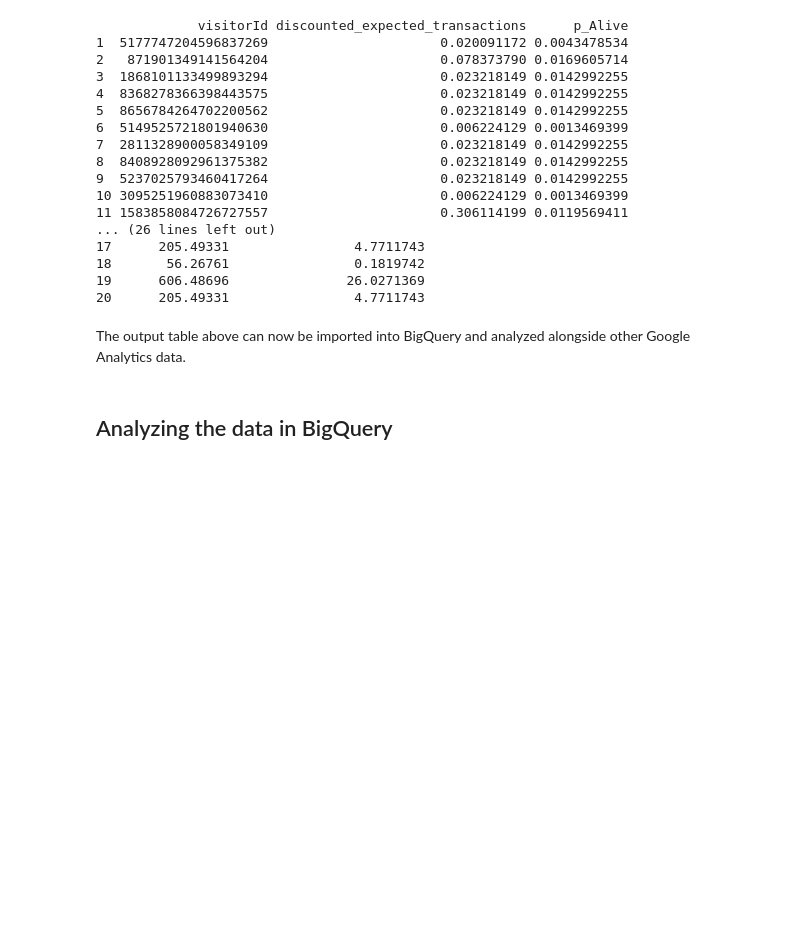
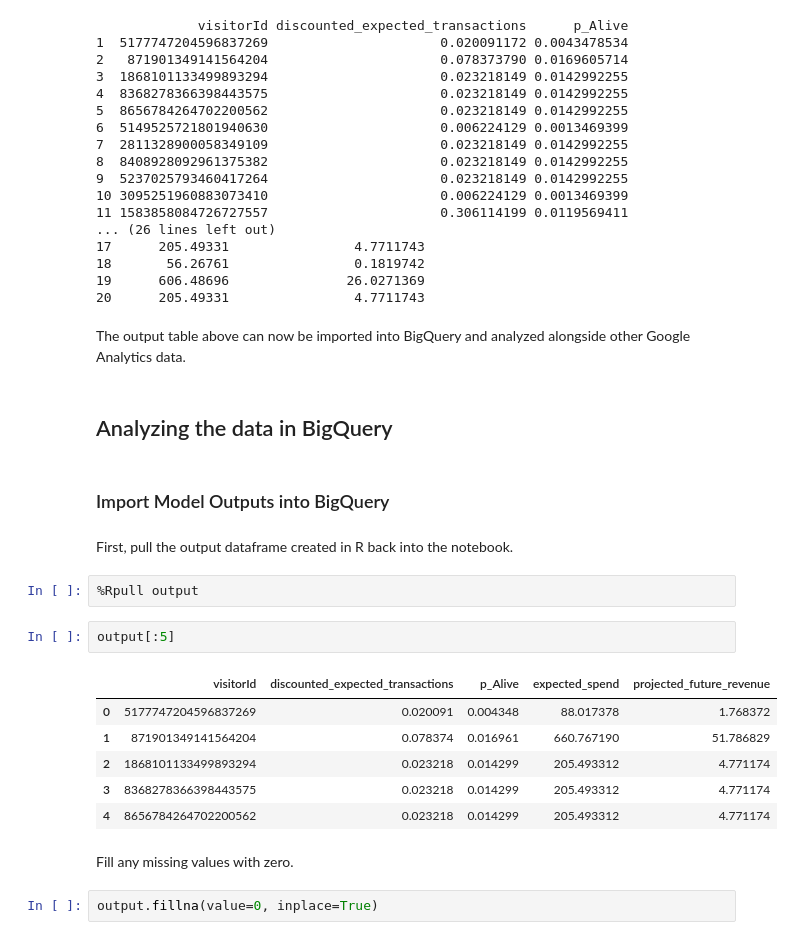
Before and after one commit to grano/clv-bq, a Jupyter notebook: clv-bq.ipynb, the cells around one changed output. Drawn from its saved outputs; the diff is of its cells as text; blank space fills up the shorter version.

```diff
--- a/clv-bq.ipynb
+++ b/clv-bq.ipynb
@@ -480,3 +479,22 @@ output[1:20,]
 The output table above can now be imported into BigQuery and analyzed alongside other Google Analytics data.
 # %% [markdown]
 ## Analyzing the data in BigQuery
+# %% [markdown]
+### Import Model Outputs into BigQuery
+# %% [markdown]
+First, pull the output dataframe created in R back into the notebook.
+# %%
+%Rpull output
+# %%
+output[:5]
+# %% [output]
+|  | visitorId | discounted_expected_transactions | p_Alive | expected_spend | projected_future_revenue |
+| 0 | 5177747204596837269 | 0.020091 | 0.004348 | 88.017378 | 1.768372 |
+| 1 | 871901349141564204 | 0.078374 | 0.016961 | 660.767190 | 51.786829 |
+| 2 | 1868101133499893294 | 0.023218 | 0.014299 | 205.493312 | 4.771174 |
+| 3 | 8368278366398443575 | 0.023218 | 0.014299 | 205.493312 | 4.771174 |
+| 4 | 8656784264702200562 | 0.023218 | 0.014299 | 205.493312 | 4.771174 |
+# %% [markdown]
+Fill any missing values with zero.
+# %%
+output.fillna(value=0, inplace=True)
```
Also changed, not shown: parts of 15 cells of this notebook.
